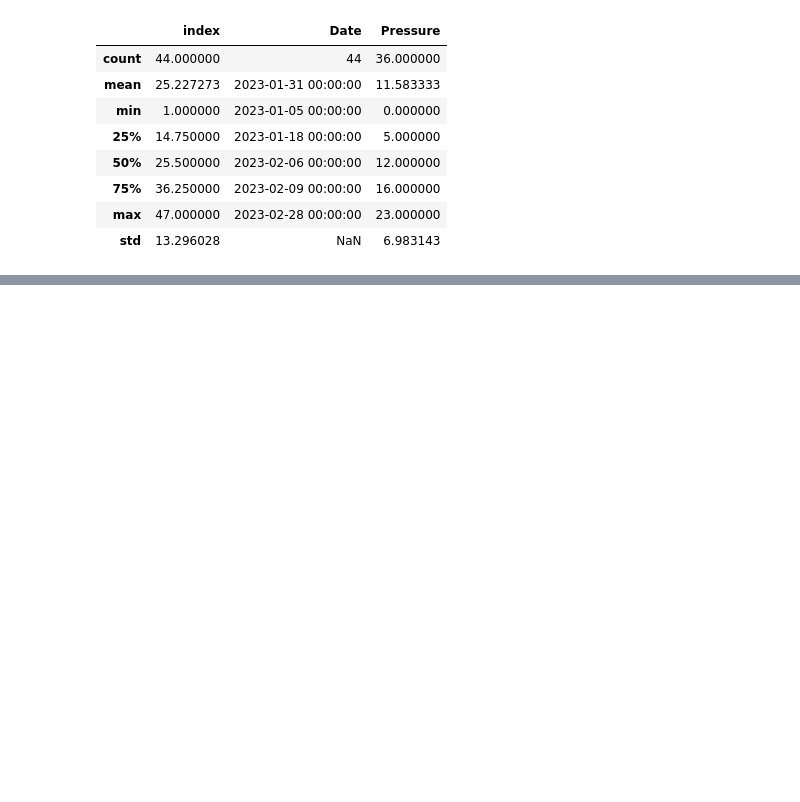
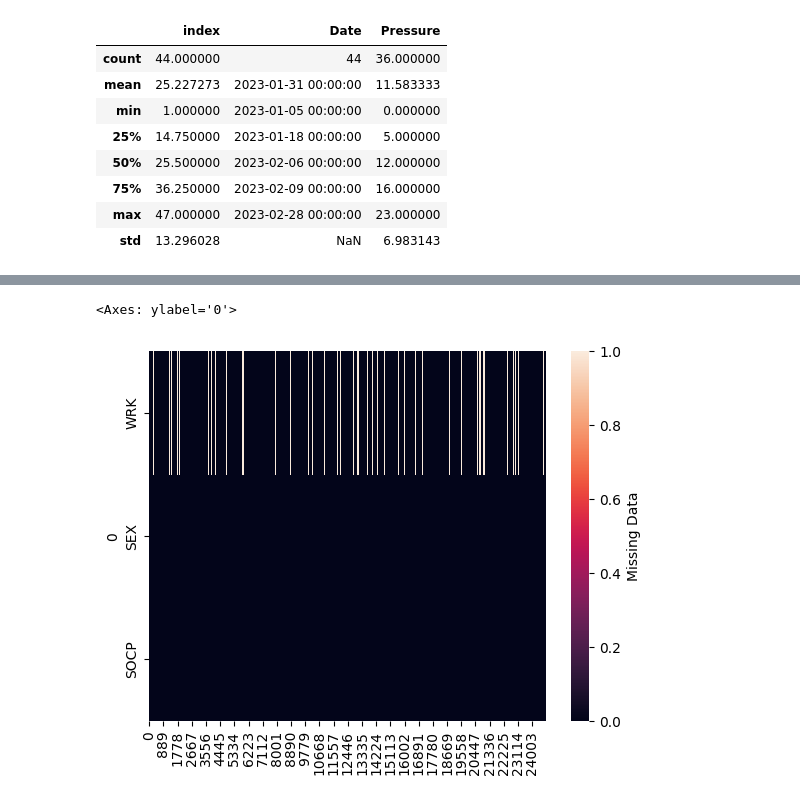
Before and after one commit to slimseidl/DataScience, a Jupyter notebook: Wrangling/Cleaning/cleaning.ipynb, the cells around one changed output, grey strips where cells are left out. Cells and saved outputs as stored; diff of their text form; code cells hidden in the pictures; blank space fills up the shorter version.

Commit message:
Cleaning

```diff
--- a/Wrangling/Cleaning/cleaning.ipynb
+++ b/Wrangling/Cleaning/cleaning.ipynb
@@ -428,0 +431,8 @@ melted.describe()
+# %%
+import pandas as pd
+import numpy as np
+import seaborn as sns
+
+#Read the .json file
+orig_pums = pd.read_json('2021-pums.json')
+orig_pums.head()
@@ -428,0 +446,23 @@ melted.describe()
+# %%
+### Cleaning code for PUMS dataset: Step 1
+
+#Make copies of the dataframes
+cleaned_pums = orig_pums.copy()
+
+#Define the 0th row as the header
+cleaned_pums.columns = cleaned_pums.iloc[0]
+cleaned_pums = cleaned_pums.drop(cleaned_pums.index[0])
+cleaned_pums = cleaned_pums.reset_index(drop=True)
+
+#Keep the WRK, SEX, and SCOP variables
+cleaned_pums = cleaned_pums[['WRK', 'SEX', 'SOCP']]
+
+#Replace 0 values in WRK column with np.nan
+cleaned_pums['WRK'] = cleaned_pums['WRK'].replace({'0': np.nan})
+# %%
+# heatmap of missing vals
+sns.heatmap(cleaned_pums.isna().transpose(),
+            cbar_kws={'label': 'Missing Data'})
+# %% [output]
+<Axes: ylabel='0'>
+[figure, added]
```
Also changed, not shown: parts of 45 cells of this notebook, 3 other files.
